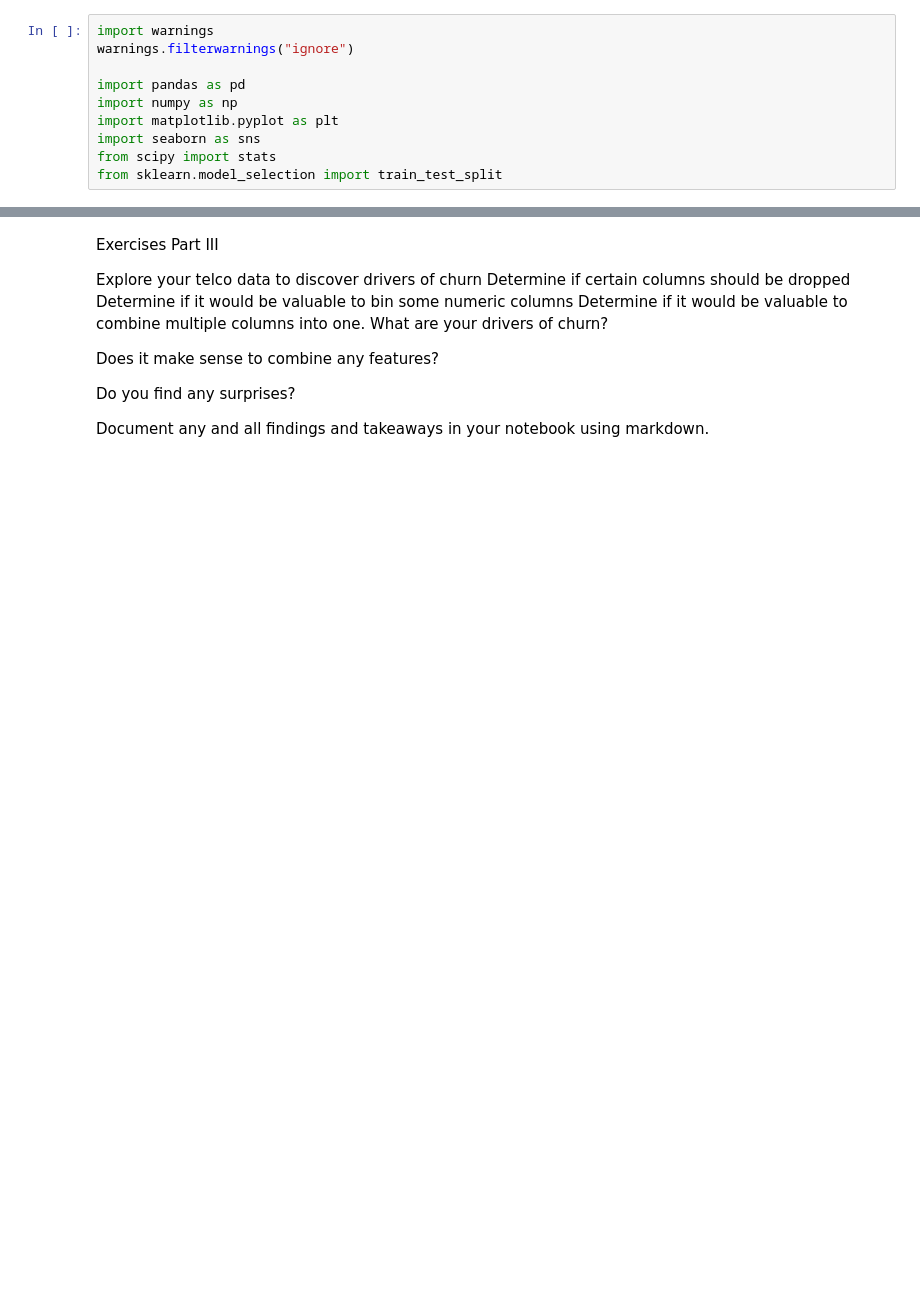
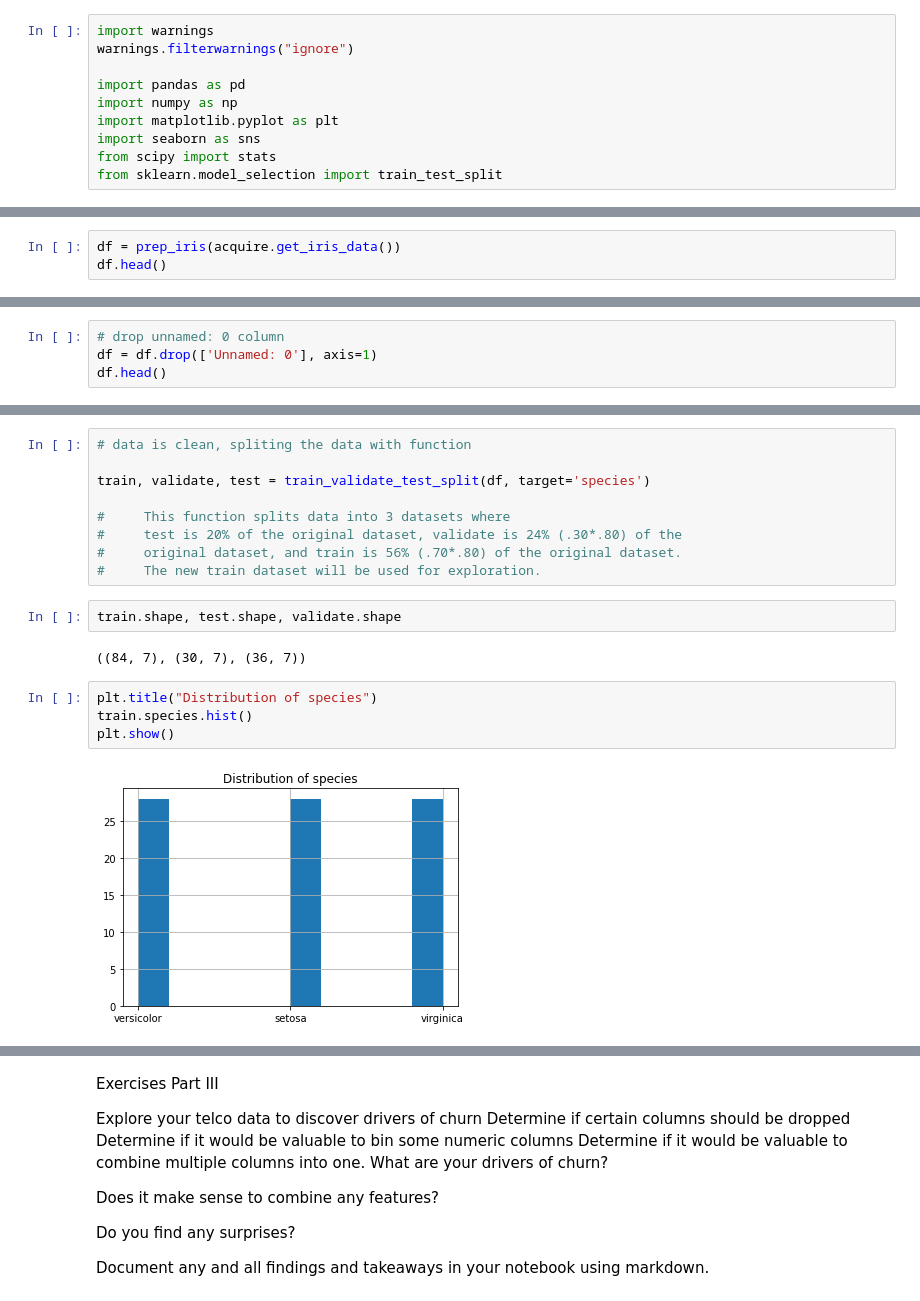
Before and after one commit to mindyshiben/classification-exercises, a Jupyter notebook: classification_exercises.ipynb, the cells around one changed output, grey strips where cells are left out. Cells and saved outputs as stored; diff of their text form; blank space fills up the shorter version.

```diff
--- a/classification_exercises.ipynb
+++ b/classification_exercises.ipynb
@@ -614,0 +611,3 @@ from sklearn.model_selection import train_test_split
+# %%
+df = prep_iris(acquire.get_iris_data())
+df.head()
@@ -614,0 +645,4 @@ from sklearn.model_selection import train_test_split
+# %%
+# drop unnamed: 0 column
+df = df.drop(['Unnamed: 0'], axis=1)
+df.head()
@@ -614,0 +656,19 @@ from sklearn.model_selection import train_test_split
+# %%
+# data is clean, spliting the data with function
+
+train, validate, test = train_validate_test_split(df, target='species')
+
+#     This function splits data into 3 datasets where
+#     test is 20% of the original dataset, validate is 24% (.30*.80) of the
+#     original dataset, and train is 56% (.70*.80) of the original dataset.
+#     The new train dataset will be used for exploration.
+# %%
+train.shape, test.shape, validate.shape
+# %% [output]
+((84, 7), (30, 7), (36, 7))
+# %%
+plt.title("Distribution of species")
+train.species.hist()
+plt.show()
+# %% [output]
+[figure, added]
```
Also changed, not shown: parts of 59 cells of this notebook.
